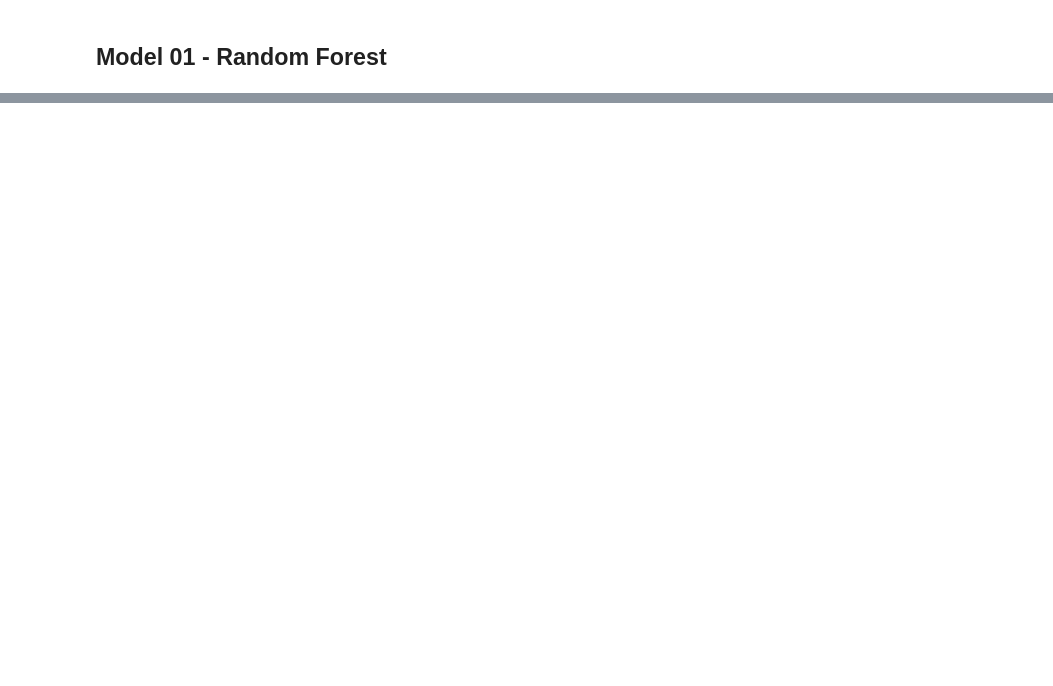
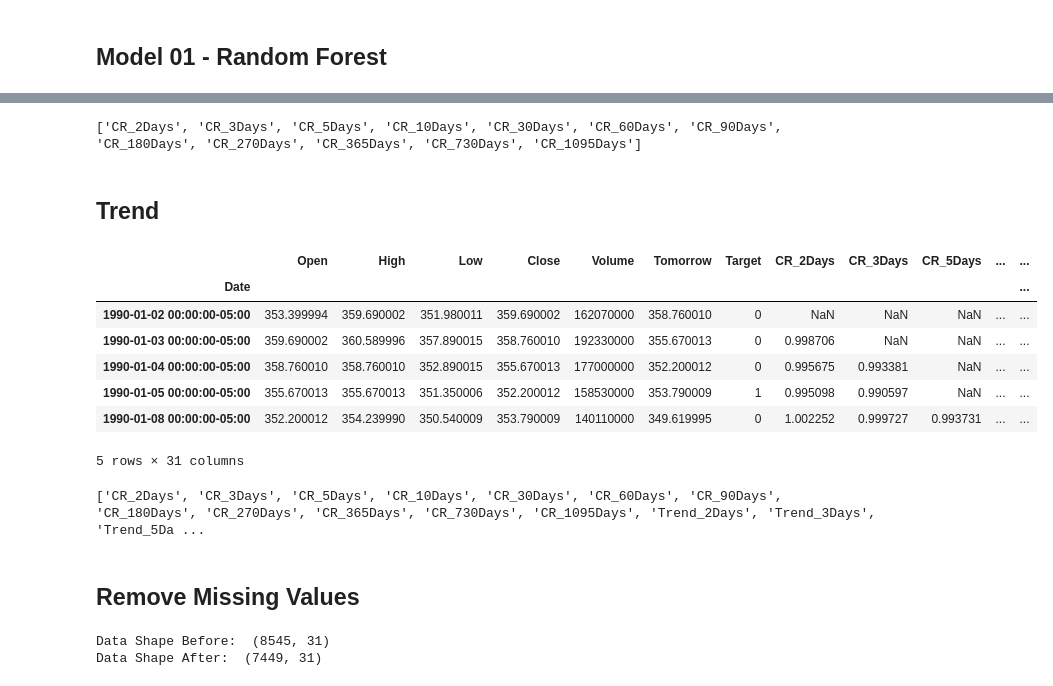
Before and after one commit to akshayyewle/Marketing-Analytics, a Jupyter notebook: 07 Stock Market Prediction - Dataquest/Python Code 01 - 30 Nov 2023.ipynb, the cells around one changed output, grey strips where cells are left out. Cells and saved outputs as stored; diff of their text form; code cells hidden in the pictures; blank space fills up the shorter version.

```diff
--- a/07 Stock Market Prediction - Dataquest/Python Code 01 - 30 Nov 2023.ipynb
+++ b/07 Stock Market Prediction - Dataquest/Python Code 01 - 30 Nov 2023.ipynb
@@ -111,0 +202,8 @@ SP500_Data.head()
+# %%
+Time_Windows = [2,3,5,10,30,60,90,180,270,365,730,1095]
+New_Predictors = []
+
+for Time_Window in Time_Windows:
+    Rolling_Avg = SP500_Data.rolling(Time_Window).mean()
+    SP500_Data[f'CR_{Time_Window}Days'] = SP500_Data['Close']/Rolling_Avg['Close']
+    New_Predictors += [f'CR_{Time_Window}Days']
@@ -111,0 +220,34 @@ SP500_Data.head()
+# %%
+print(New_Predictors)
+# %% [output]
+['CR_2Days', 'CR_3Days', 'CR_5Days', 'CR_10Days', 'CR_30Days', 'CR_60Days', 'CR_90Days', 'CR_180Days', 'CR_270Days', 'CR_365Days', 'CR_730Days', 'CR_1095Days']
+# %% [markdown]
+## **Trend**
+# %%
+for Time_Window in Time_Windows:
+    SP500_Data[f'Trend_{Time_Window}Days'] = SP500_Data.shift(1).rolling(Time_Window).sum()['Target']
+    New_Predictors += [f'Trend_{Time_Window}Days']
+# %%
+SP500_Data.head()
+# %% [output]
+|  | Open | High | Low | Close | Volume | Tomorrow | Target | CR_2Days | CR_3Days | CR_5Days | ... | ... |
+| Date |  |  |  |  |  |  |  |  |  |  |  | ... |
+| 1990-01-02 00:00:00-05:00 | 353.399994 | 359.690002 | 351.980011 | 359.690002 | 162070000 | 358.760010 | 0 | NaN | NaN | NaN | ... | ... |
+| 1990-01-03 00:00:00-05:00 | 359.690002 | 360.589996 | 357.890015 | 358.760010 | 192330000 | 355.670013 | 0 | 0.998706 | NaN | NaN | ... | ... |
+| 1990-01-04 00:00:00-05:00 | 358.760010 | 358.760010 | 352.890015 | 355.670013 | 177000000 | 352.200012 | 0 | 0.995675 | 0.993381 | NaN | ... | ... |
+| 1990-01-05 00:00:00-05:00 | 355.670013 | 355.670013 | 351.350006 | 352.200012 | 158530000 | 353.790009 | 1 | 0.995098 | 0.990597 | NaN | ... | ... |
+| 1990-01-08 00:00:00-05:00 | 352.200012 | 354.239990 | 350.540009 | 353.790009 | 140110000 | 349.619995 | 0 | 1.002252 | 0.999727 | 0.993731 | ... | ... |
+5 rows × 31 columns
+# %%
+print(New_Predictors)
+# %% [output]
+['CR_2Days', 'CR_3Days', 'CR_5Days', 'CR_10Days', 'CR_30Days', 'CR_60Days', 'CR_90Days', 'CR_180Days', 'CR_270Days', 'CR_365Days', 'CR_730Days', 'CR_1095Days', 'Trend_2Days', 'Trend_3Days', 'Trend_5Da ...
+# %% [markdown]
+## **Remove Missing Values**
+# %%
+print('Data Shape Before: ',SP500_Data.shape)
+SP500_Data.dropna(inplace=True)
+print('Data Shape After: ',SP500_Data.shape)
+# %% [output]
+Data Shape Before:  (8545, 31)
+Data Shape After:  (7449, 31)
```
Also changed, not shown: parts of 27 cells of this notebook.
